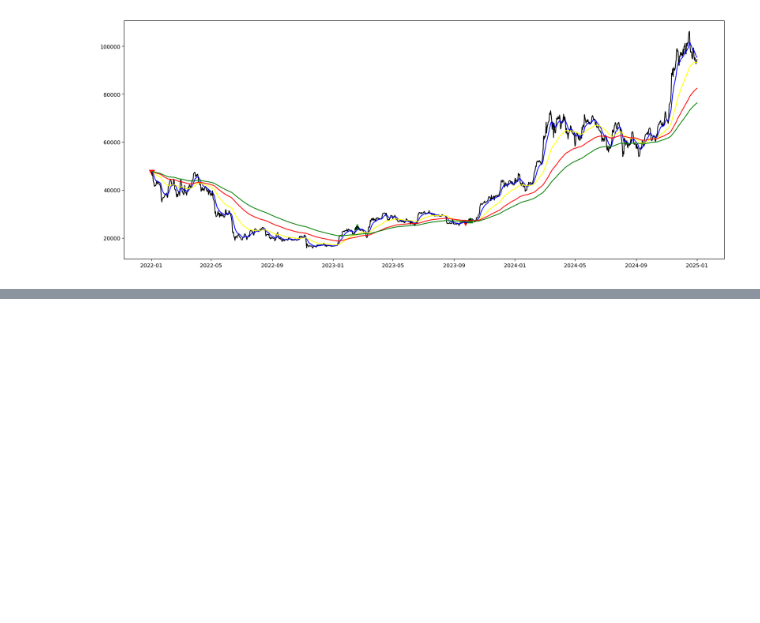
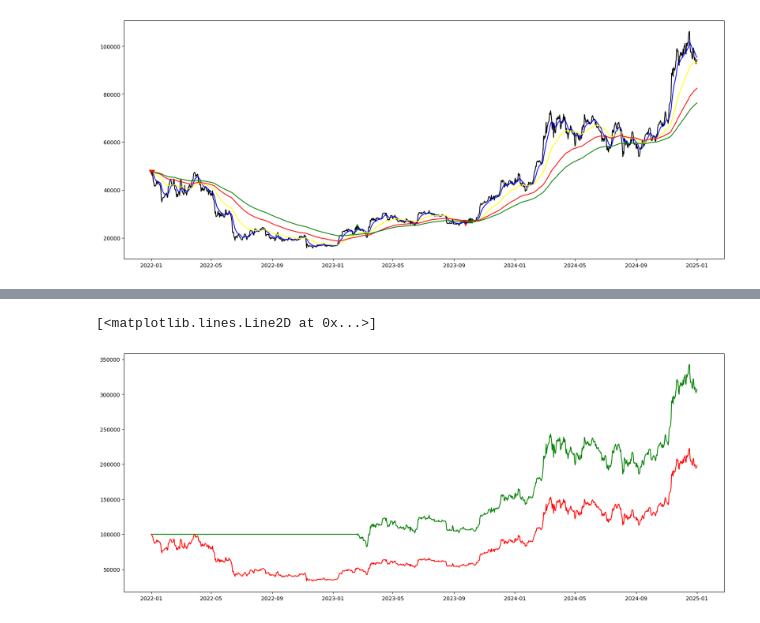
Before and after one commit to AshvikMishra/EMA-Crossover-Backtesting-Engine, a Jupyter notebook: ema_trading_algo.ipynb, the cells around one changed output, grey strips where cells are left out. Cells and saved outputs as stored; diff of their text form; code cells hidden in the pictures; blank space fills up the shorter version.

Commit message:
feat: added equity curve for algorithm and bought and held strategies

```diff
--- a/ema_trading_algo.ipynb
+++ b/ema_trading_algo.ipynb
@@ -114,6 +114,10 @@ plt.scatter(sell_signals.index, sell_signals['Close'], marker="v", label = "Sell
 #Backtesting -> trading on historical data to assess profitability and risk
 
 transaction_cost = 5
+
+# Create arrays for equity tracking
+algo_equity = []
+bnh_equity = []
 
 initial_capital = 100000
 position = 0
@@ -132,14 +136,23 @@ for i in range(len(stock_data)):
 
     bought_and_held_capital = bought_and_held_shares * stock_data["Close"].iloc[i]
 
+    # Append to arrays instead of assigning to DataFrame
+    algo_equity.append((capital + position * stock_data["Close"].iloc[i]).item())
+    bnh_equity.append((bought_and_held_shares * stock_data["Close"].iloc[i]).item())
+
+# Add to stock_data as new columns
+stock_data['Algo_Equity'] = algo_equity
+stock_data['BNH_Equity'] = bnh_equity
+
 algorithm_final_value = capital + position * stock_data['Close'].iloc[-1]
 bought_and_held_final_value = bought_and_held_capital
 
 algorithm_final_percent = (algorithm_final_value - initial_capital)/initial_capital
 bought_and_held_final_percent = (bought_and_held_final_value - initial_capital) / initial_capital
 
-print("Algorithm final value: $", round(algorithm_final_value.iloc[0], 2), "%: ", round(algorithm_final_percent.iloc[0]*100, 1))
-print("Bought and held final value: $", round(bought_and_held_final_value.iloc[0], 2), "%: ", round(bought_and_held_final_percent.iloc[0]*100, 1))
+print("Algorithm final value: $", round(algorithm_final_value.item(), 2), "%: ", round(algorithm_final_percent.item()*100, 1))
+print("Bought and held final value: $", round(bought_and_held_final_value.item(), 2), "%: ", round(bought_and_held_final_percent.item()*100, 1))
+stock_data
 # %% [output]
 Algorithm final value: $ 307411.53 %:  207.4
 Bought and held final value: $ 197989.83 %:  98.0
@@ -145,0 +174,10 @@ Bought and held final value: $ 197989.83 %:  98.0
+# %%
+#Equity Curve Plot
+
+plt.figure(figsize=(20,8))
+
+plt.plot(stock_data.index, stock_data['Algo_Equity'], label = 'Algorithm Equity', color = 'green')
+plt.plot(stock_data.index, stock_data['BNH_Equity'], label = 'Bought and Hold Equity', color = 'red')
+# %% [output]
+[<matplotlib.lines.Line2D at 0x...>]
+[figure, added]
```
Also changed, not shown: parts of 1 cell of this notebook.
